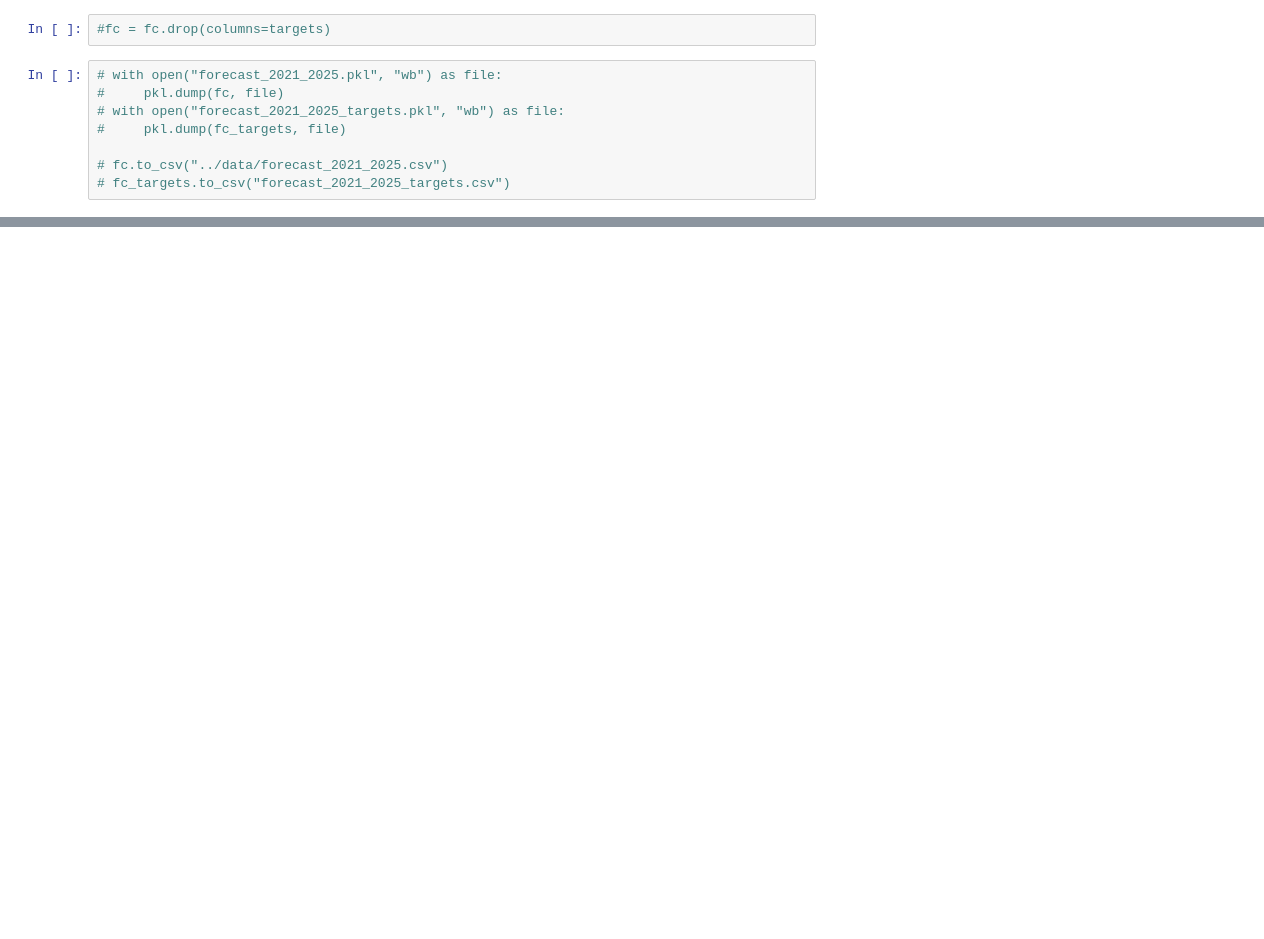
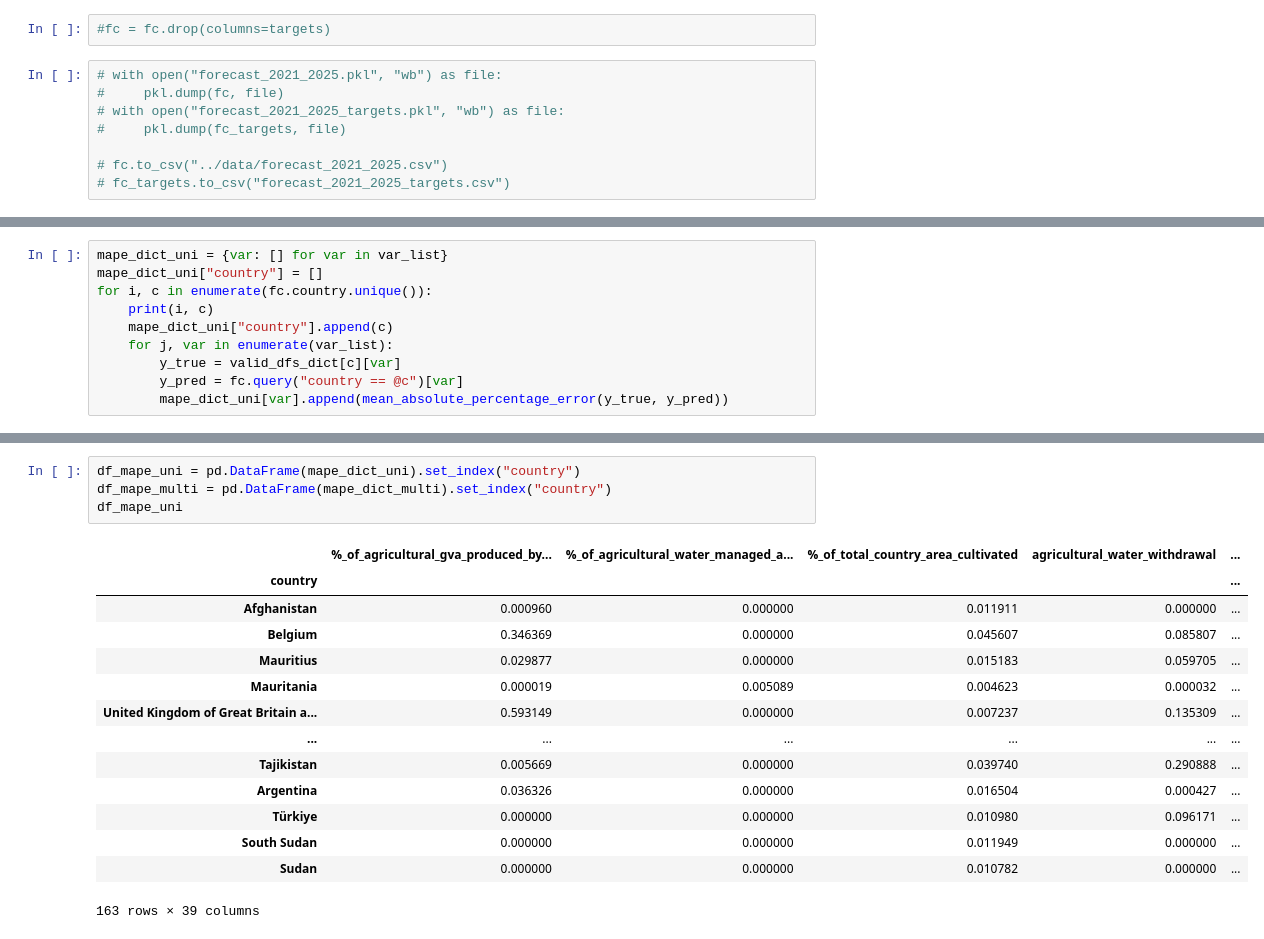
Before and after one commit to giumr06/Final_Project_Water_Management, a Jupyter notebook: notebooks_for_test/test_HoltWinter.ipynb, the cells around one changed output, grey strips where cells are left out. Cells and saved outputs as stored; diff of their text form; blank space fills up the shorter version.

```diff
--- a/notebooks_for_test/test_HoltWinter.ipynb
+++ b/notebooks_for_test/test_HoltWinter.ipynb
@@ -446,0 +501,10 @@ fc_targets.head(5)
+# %%
+mape_dict_uni = {var: [] for var in var_list}
+mape_dict_uni["country"] = []
+for i, c in enumerate(fc.country.unique()):
+    print(i, c)
+    mape_dict_uni["country"].append(c)
+    for j, var in enumerate(var_list):
+        y_true = valid_dfs_dict[c][var]
+        y_pred = fc.query("country == @c")[var]
+        mape_dict_uni[var].append(mean_absolute_percentage_error(y_true, y_pred))
@@ -446,0 +566,19 @@ fc_targets.head(5)
+# %%
+df_mape_uni = pd.DataFrame(mape_dict_uni).set_index("country")
+df_mape_multi = pd.DataFrame(mape_dict_multi).set_index("country")
+df_mape_uni
+# %% [output]
+|  | %_of_agricultural_gva_produced_by... | %_of_agricultural_water_managed_a... | %_of_total_country_area_cultivated | agricultural_water_withdrawal | ... |
+| country |  |  |  |  | ... |
+| Afghanistan | 0.000960 | 0.000000 | 0.011911 | 0.000000 | ... |
+| Belgium | 0.346369 | 0.000000 | 0.045607 | 0.085807 | ... |
+| Mauritius | 0.029877 | 0.000000 | 0.015183 | 0.059705 | ... |
+| Mauritania | 0.000019 | 0.005089 | 0.004623 | 0.000032 | ... |
+| United Kingdom of Great Britain a... | 0.593149 | 0.000000 | 0.007237 | 0.135309 | ... |
+| ... | ... | ... | ... | ... | ... |
+| Tajikistan | 0.005669 | 0.000000 | 0.039740 | 0.290888 | ... |
+| Argentina | 0.036326 | 0.000000 | 0.016504 | 0.000427 | ... |
+| Türkiye | 0.000000 | 0.000000 | 0.010980 | 0.096171 | ... |
+| South Sudan | 0.000000 | 0.000000 | 0.011949 | 0.000000 | ... |
+| Sudan | 0.000000 | 0.000000 | 0.010782 | 0.000000 | ... |
+163 rows × 39 columns
```
Also changed, not shown: parts of 27 cells of this notebook, 14 other files.
